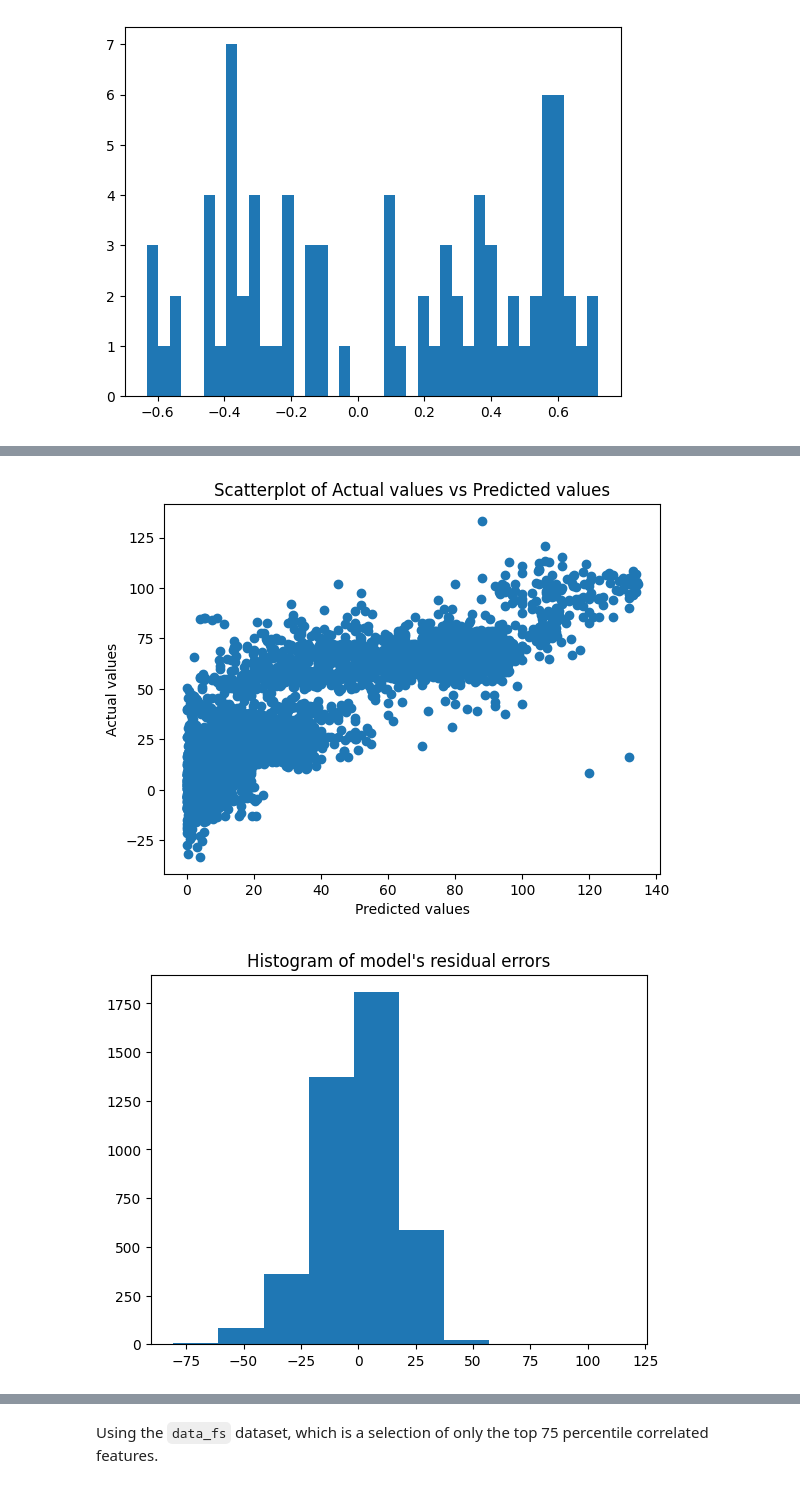
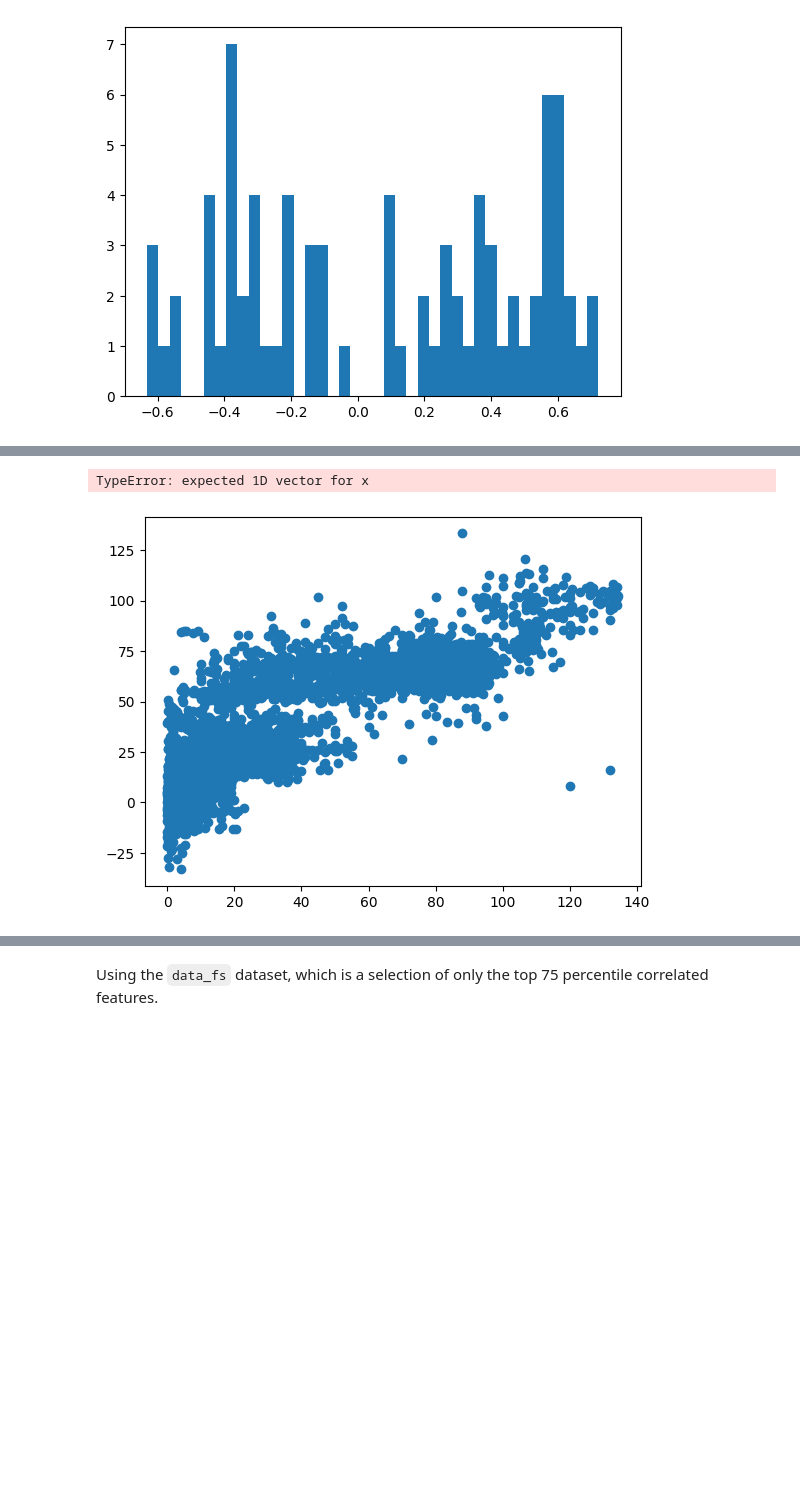
Before and after one commit to pranavr2003/ml_project, a Jupyter notebook: sup_conduct_18April_merged.ipynb, the cells around one changed output, grey strips where cells are left out. Cells and saved outputs as stored; diff of their text form; code cells hidden in the pictures; blank space fills up the shorter version.

```diff
--- a/sup_conduct_18April_merged.ipynb
+++ b/sup_conduct_18April_merged.ipynb
@@ -6,7 +6,7 @@ import pandas as pd
 import matplotlib.pyplot as plt
 import seaborn as sns
 # %%
-data = pd.read_csv('train.csv')   # Read the CSV file into a Pandas Dataframe
+data = pd.read_csv('superconduct/train.csv')   # Read the CSV file into a Pandas Dataframe
 data.head()   # Peak into the first 5 rows of the dataset
 # %% [output]
 |  | number_of_elements | mean_atomic_mass | wtd_mean_atomic_mass | gmean_atomic_mass | wtd_gmean_atomic_mass | ... |
@@ -239,25 +253,26 @@ Coefficients:  [-3.09507908e+00  8.41641994e-01 -8.89921694e-01 -4.91659752e-01
 # %%
 # Get the model's predictions on the test data
 
 y_pred = model.predict(X_test)
 
 # Plot a scatter plot of the model's predictions vs the actual values
 
 plt.scatter(y_test, y_pred)
+plt.plot(X_test)
 plt.xlabel("Predicted values")
 plt.ylabel("Actual values")
-plt.title("Scatterplot of Actual values vs Predicted values")
+plt.title("Line of best fit based on the model's predictions")
 plt.show()
 print('\n')
 
 # Plot a histogram of the residuals
 
 plt.hist(y_test - y_pred)
 plt.title("Histogram of model's residual errors")
 plt.show()
 # %% [output]
+TypeError: expected 1D vector for x
-[figure, old version]
+[figure, new version]
-[figure, removed]
 # %%
 # Do a cross validation of the model using 10 folds and print it in terms of avg +/- std
 
```
Also changed, not shown: parts of 10 cells of this notebook.
